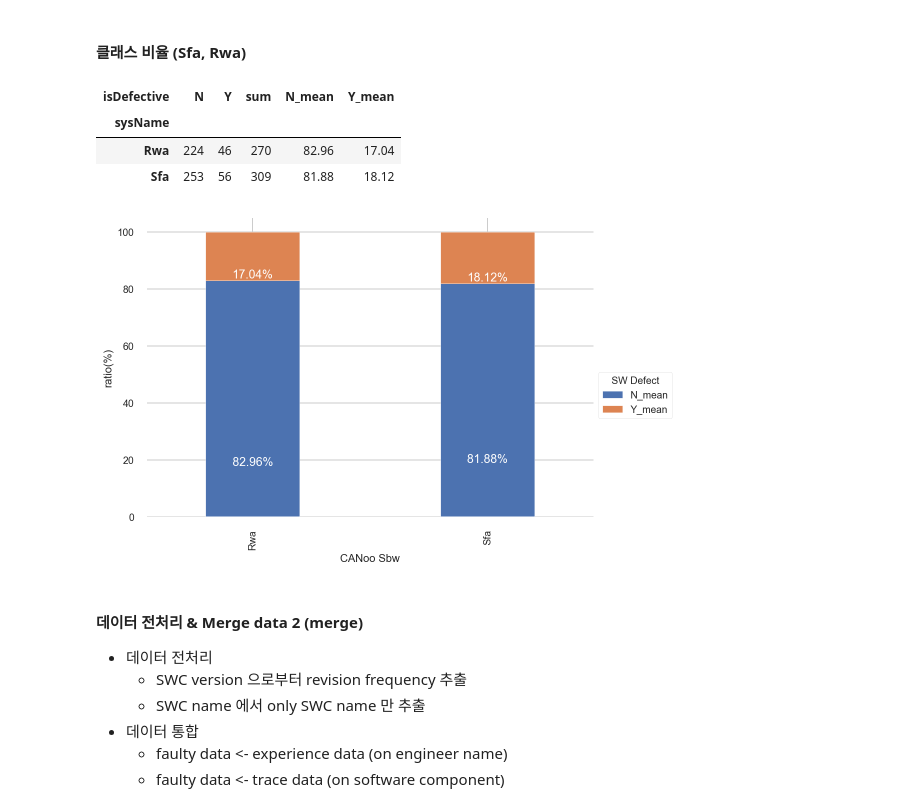
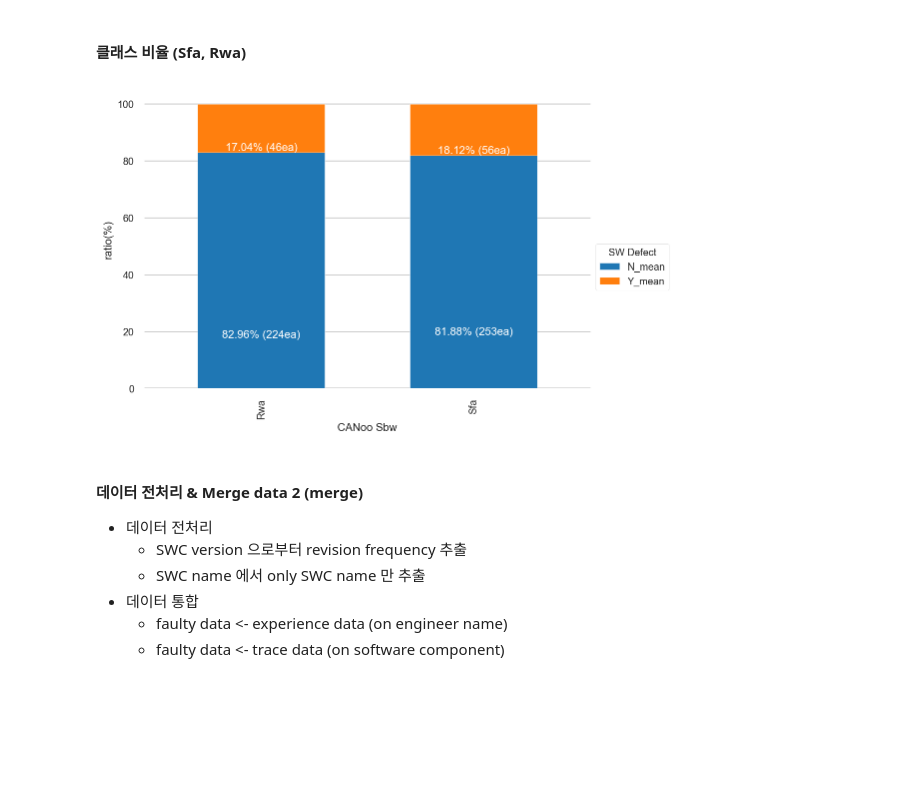
Before and after one commit to daesungkim79/jupyter, a Jupyter notebook: 01_defective_data_analysis_3.ipynb, the cells around one changed output. Drawn from its saved outputs; the diff is of its cells as text; code cells hidden in the pictures; blank space fills up the shorter version.

```diff
--- a/01_defective_data_analysis_3.ipynb
+++ b/01_defective_data_analysis_3.ipynb
@@ -46,6 +46,12 @@ df_trace = pd.read_excel("./trainData/SADS_Up_Down_Trace_Report_200701.xlsx")
 - Sfa dataframe : all released software
 - Rwa dataframe : all released software
 # %%
+# drop expMonths column
+df_sfa = df_sfa.drop(columns=['expMonths'])
+df_sfa_init = df_sfa_init.drop(columns=['expMonths'])
+df_rwa = df_rwa.drop(columns=['expMonths'])
+df_rwa_init = df_rwa_init.drop(columns=['expMonths'])
+
 df_sfa = df_sfa.append([df_sfa_init,df_sfa]).reset_index(drop=True)
 df_rwa = df_rwa.append([df_rwa_init,df_rwa]).reset_index(drop=True)
 
@@ -56,3 +62,4 @@ df_sfa = df_sfa.drop_duplicates().reset_index(drop=True)
 df_rwa = df_rwa.drop_duplicates().reset_index(drop=True)
 df = df.drop_duplicates().reset_index(drop=True)
 df.shape
+df.to_excel('init_dataframe.xlsx', engine='xlsxwriter')
@@ -64,3 +66,7 @@ df_rwa.describe().to_excel('rwa_describe.xlsx', engine='xlsxwriter')
+# %%
+# remove unnecessary instance (unidentified SWC)
+
+df_sfa.drop(df_sfa.loc[pd.isna(df_sfa['swcName'])].index, inplace=True)
 # %%
 print(df_sfa['isDefective'].value_counts())
 print(df_rwa['isDefective'].value_counts())
@@ -77,41 +83,35 @@ Name: isDefective, dtype: int64
 df_sfa['sysName'] = 'Sfa'
 df_rwa['sysName'] = 'Rwa'
 
-df = pd.concat([df_sfa, df_rwa], axis=0)
+df = pd.concat([df_sfa, df_rwa], axis=0).reset_index(drop=True)
 # %%
 df['defectStatus'] = np.nan
-df['defectStatus'] =(df_defect_arr['isDefective']=='Y').astype(int)
+df['defectStatus'] =(df['isDefective']=='Y').astype(int)
-# %%
-ct_df.loc[:]
-# %% [output]
-| isDefective | N | Y | sum | N_mean | Y_mean |
-| sysName |  |  |  |  |  |
-| Rwa | 224 | 46 | 270 | 82.96 | 17.04 |
-| Sfa | 253 | 56 | 309 | 81.88 | 18.12 |
 # %%
 # f, axes = plt.subplots(1, 1, sharex=True, sharey=True)
 # f.set_size_inches((16, 4))
 
 #df_defect_arr.set_index('sysName').T.plot(kind='bar', stacked=True)
 
 ct_df = df.pivot_table("defectStatus", "sysName", "isDefective", aggfunc='count')
 ct_df['sum'] = ct_df['N'] + ct_df['Y']
 ct_df['N_mean'] = round(ct_df['N'] / ct_df['sum'] * 100, 2)
 ct_df['Y_mean'] = round(ct_df['Y'] / ct_df['sum'] * 100, 2)
 ct_df_pivot = ct_df[["N_mean", "Y_mean"]]
-#ct_rwa = ct_rwa / 300
-ct_df_pivot.plot.bar(stacked=True, width=0.4)
+ct_df_num_pivot = ct_df[["N", "Y"]]
+
+ct_df_pivot.plot.bar(stacked=True, width=0.6)
 plt.legend(title='SW Defect', loc='best', bbox_to_anchor=(1, 0.5))
 plt.xlabel('CANoo Sbw')
 plt.ylabel('ratio(%)')
-plt.grid(which='major')
+plt.grid(which='major', axis='y')
 
 
 for i, v in enumerate(ct_df_pivot.loc[:].T):
     for j, x in enumerate(ct_df_pivot.loc[:]):
-        plt.text(i, 100-ct_df_pivot.loc[v, x], "{}%".format(ct_df_pivot.loc[v, x]), fontsize=12, horizontalalignment='center',
-                 verticalalignment='bottom', color='#ffffff')
+        plt.text(i, 100-ct_df_pivot.loc[v, x], "{}% ({}ea)".format(ct_df_pivot.loc[v, x],ct_df_num_pivot.loc[v, x.split('_')[0]]),
+                 fontsize=11, horizontalalignment='center', verticalalignment='bottom', color='#ffffff')
 
 plt.show()
 # %% [output]
-[figure, old version]
+[figure, new version]
```
Also changed, not shown: parts of 115 cells of this notebook, 17 other files.
